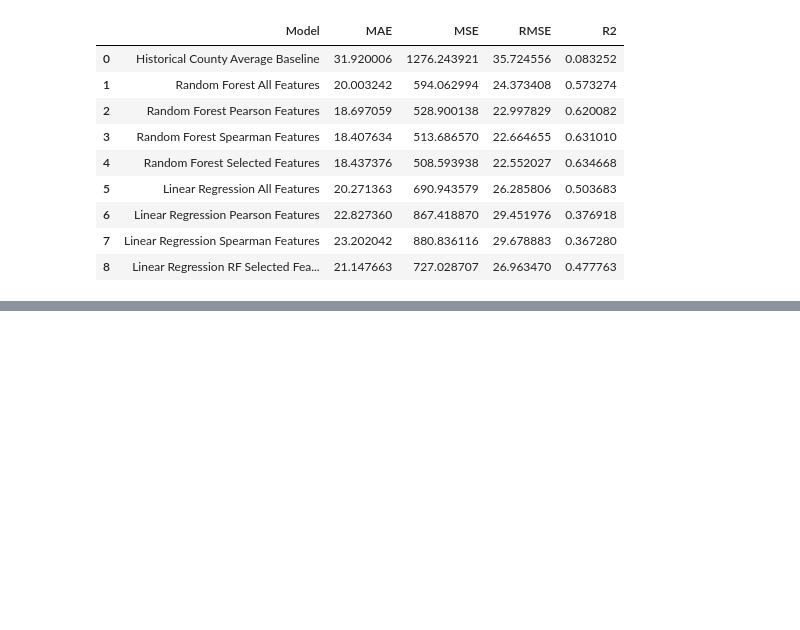
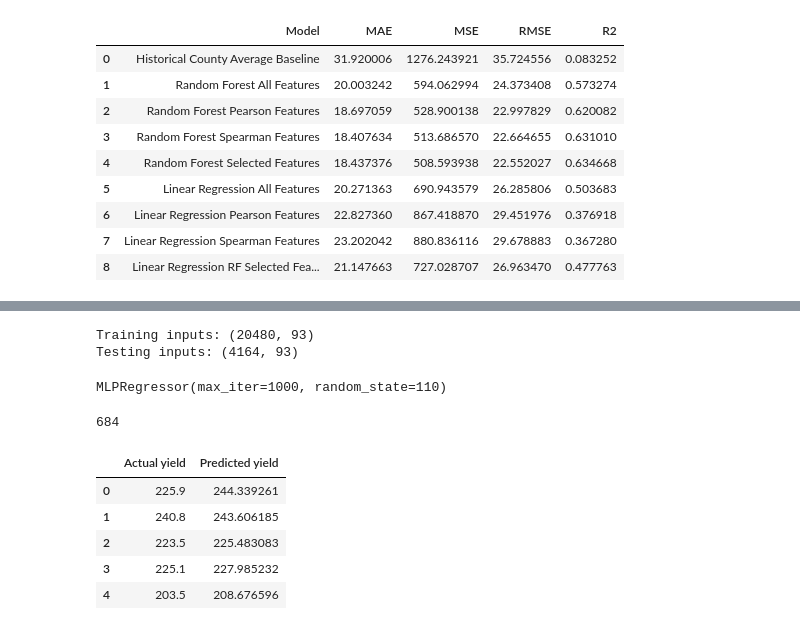
Before and after one commit to JTRIII/corn-yield-thesis, a Jupyter notebook: notebooks/06_model_evaluation_and_final_results.ipynb, the cells around one changed output, grey strips where cells are left out. Drawn from its saved outputs; the diff is of its cells as text; code cells hidden in the pictures; blank space fills up the shorter version.

```diff
--- a/notebooks/06_model_evaluation_and_final_results.ipynb
+++ b/notebooks/06_model_evaluation_and_final_results.ipynb
@@ -2862,0 +2869,43 @@ final_model_comparison
+# %%
+print("Training inputs:", X_final_train_all_scaled.shape)
+print("Testing inputs:", X_final_test_all_scaled.shape)
+# %% [output]
+Training inputs: (20480, 93)
+Testing inputs: (4164, 93)
+# %%
+# Create Model
+final_nn_all = MLPRegressor(
+    hidden_layer_sizes=(100,),
+    activation="relu",
+    solver="adam",
+    max_iter=1000,
+    early_stopping=False,
+    random_state=110
+)
+# %%
+# Train Model
+final_nn_all.fit(X_final_train_all_scaled, y_final_train)
+# %% [output]
+MLPRegressor(max_iter=1000, random_state=110)
+# %%
+# How many epochs?
+final_nn_all.n_iter_
+# %% [output]
+684
+# %%
+# Predictions
+final_nn_all_predictions = final_nn_all.predict(X_final_test_all_scaled)
+# %%
+final_nn_all_preview = pd.DataFrame({
+    "Actual yield": y_test,
+    "Predicted yield": final_nn_all_predictions
+}, index=X_final_test_all.index)
+
+final_nn_all_preview.head()
+# %% [output]
+|  | Actual yield | Predicted yield |
+| 0 | 225.9 | 244.339261 |
+| 1 | 240.8 | 243.606185 |
+| 2 | 223.5 | 225.483083 |
+| 3 | 225.1 | 227.985232 |
+| 4 | 203.5 | 208.676596 |
```
Also changed, not shown: parts of 8 cells of this notebook.
